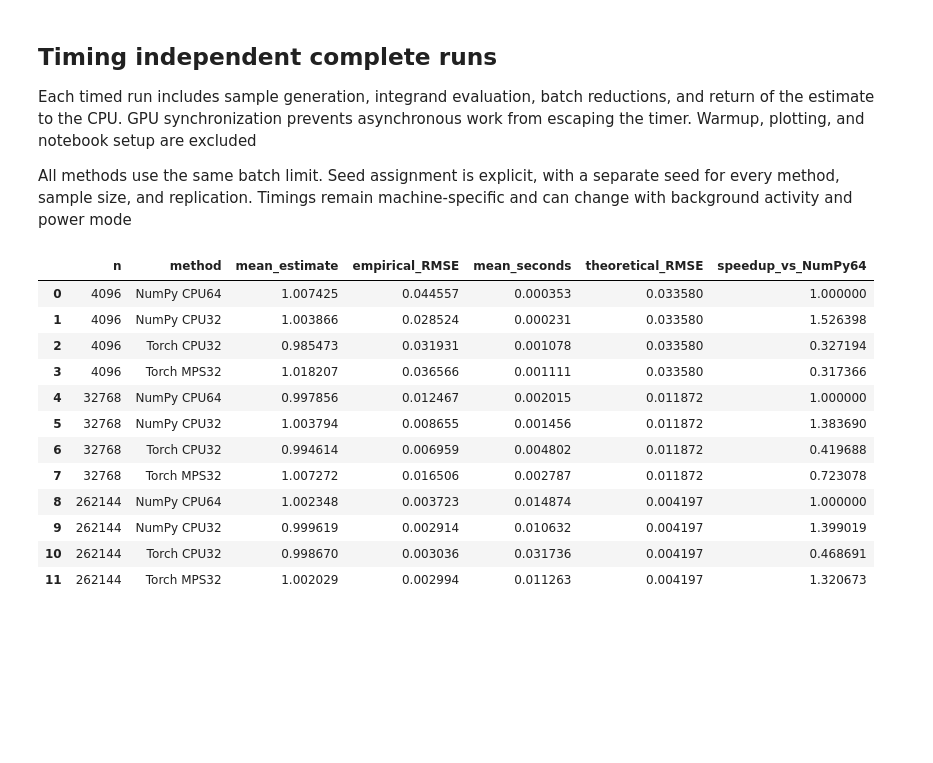
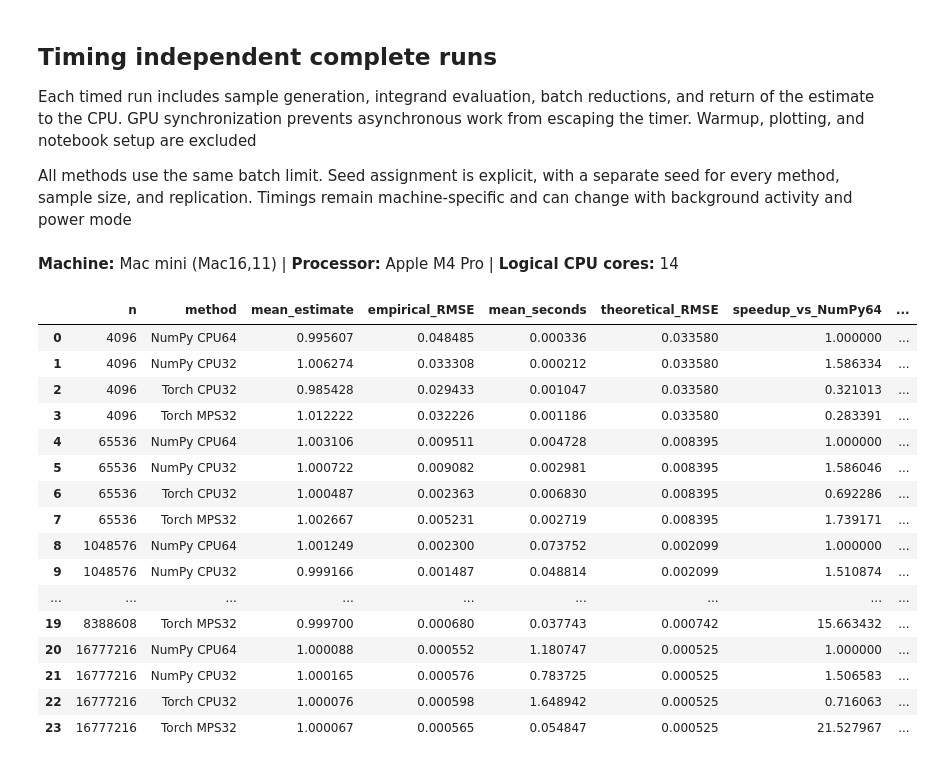
Before and after one commit to fjhickernell/MATH565Fall2026, a Jupyter notebook: notebooks/performance/GPU_MonteCarlo_Demo.ipynb, the cells around one changed output. Drawn from its saved outputs; the diff is of its cells as text; code cells hidden in the pictures; blank space fills up the shorter version.

Commit message:
Expand GPU benchmarks with diagnostics and speedup summaries

```diff
--- a/notebooks/performance/GPU_MonteCarlo_Demo.ipynb
+++ b/notebooks/performance/GPU_MonteCarlo_Demo.ipynb
@@ -207,43 +261,49 @@ All methods use the same batch limit. Seed assignment is explicit, with a separa
 # %%
 records = []
 for j, n in enumerate(SAMPLE_SIZES):
     for r in range(REPLICATIONS):
         # Rotate order to reduce systematic first/last-method timing effects
         order = list(range(len(methods)))
         order = order[r % len(order):] + order[:r % len(order)]
         for k in order:
             name, device, func = methods[k]
             seed = SEED + 100_000*k + 1000*j + r
             estimate, elapsed = timed_call(func, device, n, D, seed)
             records.append(dict(n=n, replication=r, method=name,
                                 estimate=estimate, error=estimate-1, seconds=elapsed))
 runs = pd.DataFrame(records)
 assert np.isfinite(runs[['estimate', 'seconds']]).all().all()
 assert (runs.seconds > 0).all()
 summary = runs.groupby(['n', 'method'], sort=False).agg(
     mean_estimate=('estimate', 'mean'),
     empirical_RMSE=('error', lambda e: np.sqrt(np.mean(np.square(e)))),
     mean_seconds=('seconds', 'mean'),
 ).reset_index()
 variance = (2/np.sqrt(3))**D - 1
 summary['theoretical_RMSE'] = np.sqrt(variance/summary.n)
 baseline = summary[summary.method == 'NumPy CPU64'].set_index('n').mean_seconds
 summary['speedup_vs_NumPy64'] = summary.n.map(baseline)/summary.mean_seconds
-display(summary.round(6))
+summary['million_points_per_second'] = summary.n/summary.mean_seconds/1e6
+display_benchmark_summary(summary.round(6))
 # %% [output]
+**Machine:** Mac mini (Mac16,11) | **Processor:** Apple M4 Pro | **Logical CPU cores:** 14
-|  | n | method | mean_estimate | empirical_RMSE | mean_seconds | theoretical_RMSE | speedup_vs_NumPy64 |
-| 0 | 4096 | NumPy CPU64 | 1.007425 | 0.044557 | 0.000353 | 0.033580 | 1.000000 |
-| 1 | 4096 | NumPy CPU32 | 1.003866 | 0.028524 | 0.000231 | 0.033580 | 1.526398 |
-| 2 | 4096 | Torch CPU32 | 0.985473 | 0.031931 | 0.001078 | 0.033580 | 0.327194 |
-| 3 | 4096 | Torch MPS32 | 1.018207 | 0.036566 | 0.001111 | 0.033580 | 0.317366 |
-| 4 | 32768 | NumPy CPU64 | 0.997856 | 0.012467 | 0.002015 | 0.011872 | 1.000000 |
-| 5 | 32768 | NumPy CPU32 | 1.003794 | 0.008655 | 0.001456 | 0.011872 | 1.383690 |
-| 6 | 32768 | Torch CPU32 | 0.994614 | 0.006959 | 0.004802 | 0.011872 | 0.419688 |
-| 7 | 32768 | Torch MPS32 | 1.007272 | 0.016506 | 0.002787 | 0.011872 | 0.723078 |
-| 8 | 262144 | NumPy CPU64 | 1.002348 | 0.003723 | 0.014874 | 0.004197 | 1.000000 |
-| 9 | 262144 | NumPy CPU32 | 0.999619 | 0.002914 | 0.010632 | 0.004197 | 1.399019 |
-| 10 | 262144 | Torch CPU32 | 0.998670 | 0.003036 | 0.031736 | 0.004197 | 0.468691 |
-| 11 | 262144 | Torch MPS32 | 1.002029 | 0.002994 | 0.011263 | 0.004197 | 1.320673 |
+|  | n | method | mean_estimate | empirical_RMSE | mean_seconds | theoretical_RMSE | speedup_vs_NumPy64 | ... |
+| 0 | 4096 | NumPy CPU64 | 0.995607 | 0.048485 | 0.000336 | 0.033580 | 1.000000 | ... |
+| 1 | 4096 | NumPy CPU32 | 1.006274 | 0.033308 | 0.000212 | 0.033580 | 1.586334 | ... |
+| 2 | 4096 | Torch CPU32 | 0.985428 | 0.029433 | 0.001047 | 0.033580 | 0.321013 | ... |
+| 3 | 4096 | Torch MPS32 | 1.012222 | 0.032226 | 0.001186 | 0.033580 | 0.283391 | ... |
+| 4 | 65536 | NumPy CPU64 | 1.003106 | 0.009511 | 0.004728 | 0.008395 | 1.000000 | ... |
+| 5 | 65536 | NumPy CPU32 | 1.000722 | 0.009082 | 0.002981 | 0.008395 | 1.586046 | ... |
+| 6 | 65536 | Torch CPU32 | 1.000487 | 0.002363 | 0.006830 | 0.008395 | 0.692286 | ... |
+| 7 | 65536 | Torch MPS32 | 1.002667 | 0.005231 | 0.002719 | 0.008395 | 1.739171 | ... |
+| 8 | 1048576 | NumPy CPU64 | 1.001249 | 0.002300 | 0.073752 | 0.002099 | 1.000000 | ... |
+| 9 | 1048576 | NumPy CPU32 | 0.999166 | 0.001487 | 0.048814 | 0.002099 | 1.510874 | ... |
+| ... | ... | ... | ... | ... | ... | ... | ... | ... |
+| 19 | 8388608 | Torch MPS32 | 0.999700 | 0.000680 | 0.037743 | 0.000742 | 15.663432 | ... |
+| 20 | 16777216 | NumPy CPU64 | 1.000088 | 0.000552 | 1.180747 | 0.000525 | 1.000000 | ... |
+| 21 | 16777216 | NumPy CPU32 | 1.000165 | 0.000576 | 0.783725 | 0.000525 | 1.506583 | ... |
+| 22 | 16777216 | Torch CPU32 | 1.000076 | 0.000598 | 1.648942 | 0.000525 | 0.716063 | ... |
+| 23 | 16777216 | Torch MPS32 | 1.000067 | 0.000565 | 0.054847 | 0.000525 | 21.527967 | ... |
 # %%
 fig, axes = plt.subplots(1, 2, figsize=(12, 4.5), constrained_layout=True)
 for name, _, _ in methods:
```
Also changed, not shown: parts of 18 cells of this notebook, 5 other files.
